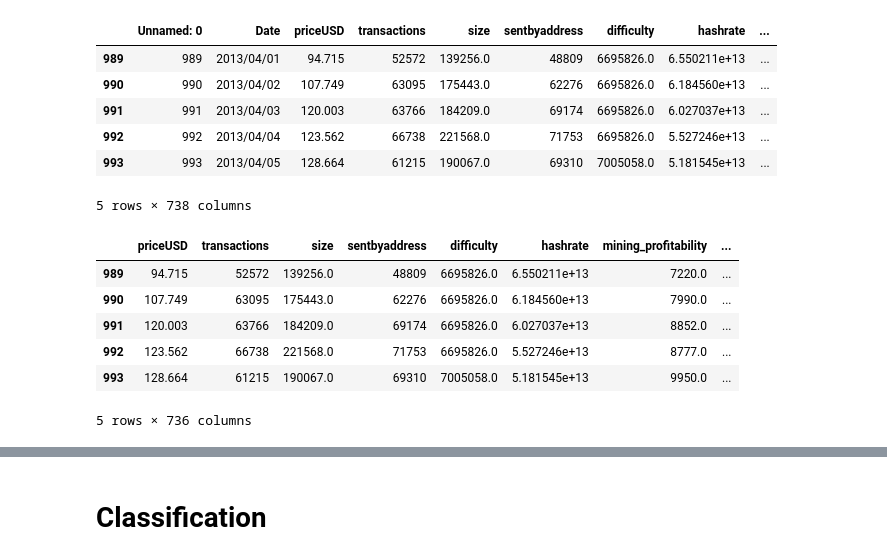
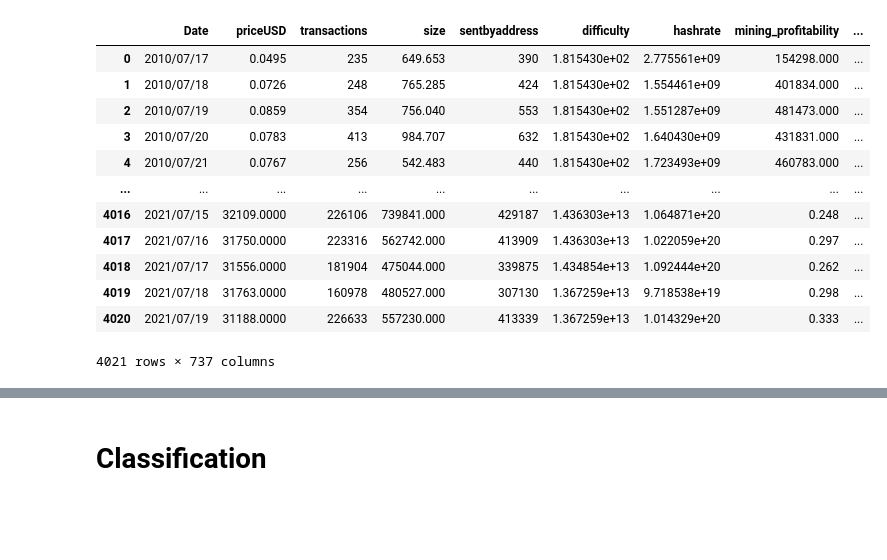
Before and after one commit to deepanshgandhi/Bitcoin-Price-Forecast, a Jupyter notebook: models/PCA.ipynb, the cells around one changed output, grey strips where cells are left out. Saved outputs shown, nothing was run; the diff lists cells and outputs as text; code cells hidden in the pictures; blank space fills up the shorter version.

```diff
--- a/models/PCA.ipynb
+++ b/models/PCA.ipynb
@@ -9,7 +9,7 @@ from sklearn.model_selection import train_test_split
 from sklearn.metrics import mean_absolute_error, r2_score, mean_squared_error
 %matplotlib inline
 # %%
-data=pd.read_csv('494dec4f-e508-489c-b679-6c12631f96e1_BTC_Data.csv',sep=',')
+data=pd.read_csv('../data/btc_data_lastest_10-21.csv',sep=',')
 # %%
 data.interpolate(axis=0,inplace=True)
 # %%
@@ -17,24 +32,21 @@ interval3=(data['Date'] >= '2013/04/01') & (data['Date'] <= '2019/12/31')
 # %%
-df=data.loc[interval3]
+df=data#.loc[interval3]
+df = df.drop(["Unnamed: 0"], axis=1)
 # %%
-df.head()
+df
 # %% [output]
-|  | Unnamed: 0 | Date | priceUSD | transactions | size | sentbyaddress | difficulty | hashrate | ... |
-| 989 | 989 | 2013/04/01 | 94.715 | 52572 | 139256.0 | 48809 | 6695826.0 | 6.550211e+13 | ... |
-| 990 | 990 | 2013/04/02 | 107.749 | 63095 | 175443.0 | 62276 | 6695826.0 | 6.184560e+13 | ... |
-| 991 | 991 | 2013/04/03 | 120.003 | 63766 | 184209.0 | 69174 | 6695826.0 | 6.027037e+13 | ... |
-| 992 | 992 | 2013/04/04 | 123.562 | 66738 | 221568.0 | 71753 | 6695826.0 | 5.527246e+13 | ... |
-| 993 | 993 | 2013/04/05 | 128.664 | 61215 | 190067.0 | 69310 | 7005058.0 | 5.181545e+13 | ... |
+|  | Date | priceUSD | transactions | size | sentbyaddress | difficulty | hashrate | mining_profitability | ... |
+| 0 | 2010/07/17 | 0.0495 | 235 | 649.653 | 390 | 1.815430e+02 | 2.775561e+09 | 154298.000 | ... |
+| 1 | 2010/07/18 | 0.0726 | 248 | 765.285 | 424 | 1.815430e+02 | 1.554461e+09 | 401834.000 | ... |
+| 2 | 2010/07/19 | 0.0859 | 354 | 756.040 | 553 | 1.815430e+02 | 1.551287e+09 | 481473.000 | ... |
+| 3 | 2010/07/20 | 0.0783 | 413 | 984.707 | 632 | 1.815430e+02 | 1.640430e+09 | 431831.000 | ... |
+| 4 | 2010/07/21 | 0.0767 | 256 | 542.483 | 440 | 1.815430e+02 | 1.723493e+09 | 460783.000 | ... |
+| ... | ... | ... | ... | ... | ... | ... | ... | ... | ... |
+| 4016 | 2021/07/15 | 32109.0000 | 226106 | 739841.000 | 429187 | 1.436303e+13 | 1.064871e+20 | 0.248 | ... |
+| 4017 | 2021/07/16 | 31750.0000 | 223316 | 562742.000 | 413909 | 1.436303e+13 | 1.022059e+20 | 0.297 | ... |
+| 4018 | 2021/07/17 | 31556.0000 | 181904 | 475044.000 | 339875 | 1.434854e+13 | 1.092444e+20 | 0.262 | ... |
+| 4019 | 2021/07/18 | 31763.0000 | 160978 | 480527.000 | 307130 | 1.367259e+13 | 9.718538e+19 | 0.298 | ... |
+| 4020 | 2021/07/19 | 31188.0000 | 226633 | 557230.000 | 413339 | 1.367259e+13 | 1.014329e+20 | 0.333 | ... |
-5 rows × 738 columns
+4021 rows × 737 columns
 # %%
 X=df.iloc[:,2:]
-# %%
-X.head()
-# %% [output]
-|  | priceUSD | transactions | size | sentbyaddress | difficulty | hashrate | mining_profitability | ... |
-| 989 | 94.715 | 52572 | 139256.0 | 48809 | 6695826.0 | 6.550211e+13 | 7220.0 | ... |
-| 990 | 107.749 | 63095 | 175443.0 | 62276 | 6695826.0 | 6.184560e+13 | 7990.0 | ... |
-| 991 | 120.003 | 63766 | 184209.0 | 69174 | 6695826.0 | 6.027037e+13 | 8852.0 | ... |
-| 992 | 123.562 | 66738 | 221568.0 | 71753 | 6695826.0 | 5.527246e+13 | 8777.0 | ... |
-| 993 | 128.664 | 61215 | 190067.0 | 69310 | 7005058.0 | 5.181545e+13 | 9950.0 | ... |
-5 rows × 736 columns
```
Also changed, not shown: parts of 24 cells of this notebook, 10 other files.
